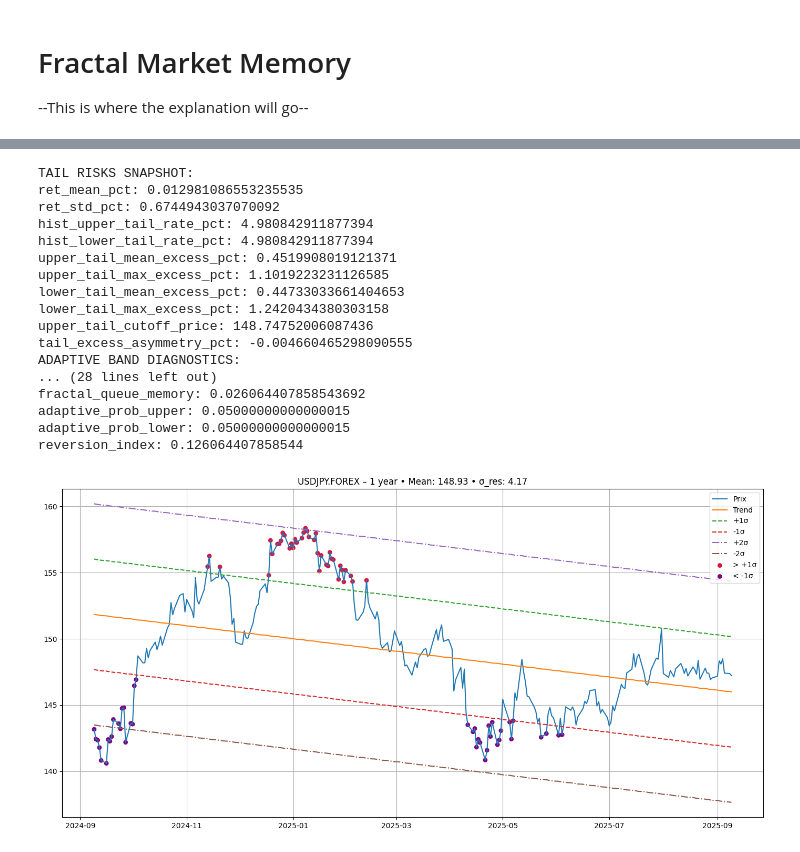
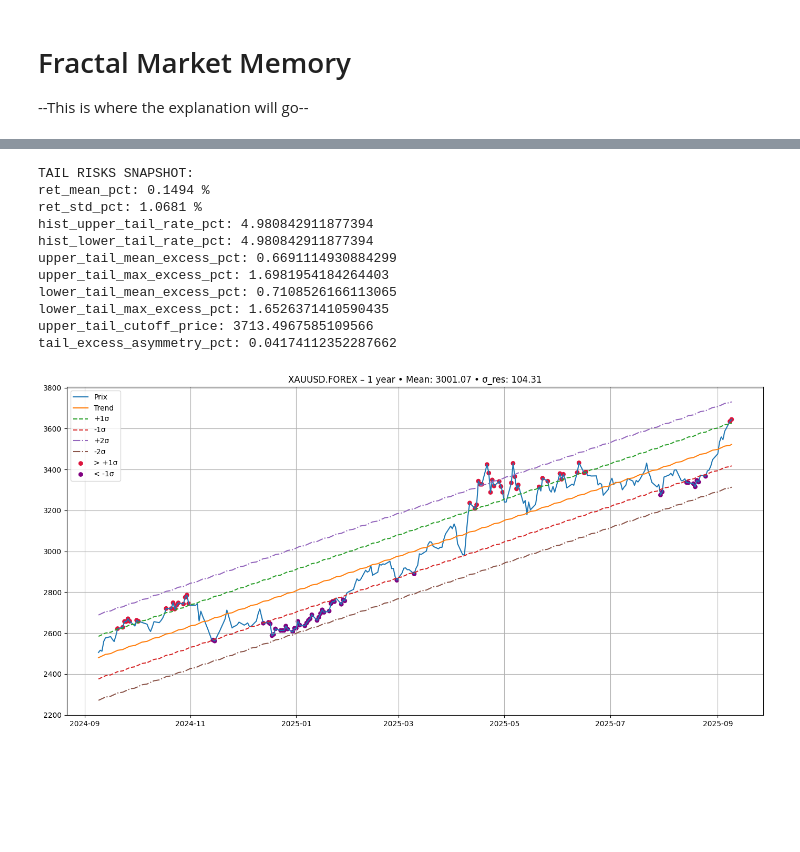
Before and after one commit to JoelOkuseinde/fractal_market_memory, a Jupyter notebook: ACTIVE/V2/V2_fractal.ipynb, the cells around one changed output, grey strips where cells are left out. Saved outputs shown, nothing was run; the diff lists cells and outputs as text; code cells hidden in the pictures; blank space fills up the shorter version.

```diff
--- a/ACTIVE/V2/V2_fractal.ipynb
+++ b/ACTIVE/V2/V2_fractal.ipynb
@@ -232,8 +232,9 @@ class TailRiskSnapshot:
 
         """
         res = {}
-        res['ret_mean_pct'] = self.r.mean() * 100       # Mean daily return in %
-        res['ret_std_pct'] = self.r.std() * 100         # Std dev of daily returns in %
+
+        res['ret_mean_pct'] = f"{float(self.r.mean() * 100):.4f} %"       # Mean daily return in %
+        res['ret_std_pct'] = f"{float(self.r.std() * 100):.4f} %"      # Std dev of daily returns in %
         last = self.data.close.iloc[-1]
         res.update(self.quantile_tail_metrics(last))
 
@@ -706,24 +707,24 @@ def analysis(data, logger, output=True):
         for key, value in tailRisks.items():
             print(f"{key}: {value}")
 
-        print("ADAPTIVE BAND DIAGNOSTICS: ")
-        for key, value in diagnostics.items():
-            print(f"{key}: {value}")
-
-        print("SYSTEMICS: ")
-        for key, value in systemics.items():
-            print(f"{key}: {value}")
-
-        print("TAIL REVERSION: ")
-        for key, value in tra.items():
-            print(f"{key}: {value}")
+        # print("ADAPTIVE BAND DIAGNOSTICS: ")
+        # for key, value in diagnostics.items():
+        #     print(f"{key}: {value}")
+        #
+        # print("SYSTEMICS: ")
+        # for key, value in systemics.items():
+        #     print(f"{key}: {value}")
+        #
+        # print("TAIL REVERSION: ")
+        # for key, value in tra.items():
+        #     print(f"{key}: {value}")
 
     return diagnostics
 # %%
 # OUTPUT
 
 api_token = API_TOKEN
-ticker = "USDJPY.FOREX"
+ticker = "XAUUSD.FOREX"
 end_date = pd.to_datetime('today').strftime('%Y-%m-%d')
 start_1y = (pd.to_datetime(end_date) - pd.DateOffset(years=1)).strftime('%Y-%m-%d')
 logger = Logger.setup()
@@ -757,18 +758,12 @@ plot_with_quantification(data, f'{ticker} – 1 year')
 TAIL RISKS SNAPSHOT:
-ret_mean_pct: 0.012981086553235535
-ret_std_pct: 0.6744943037070092
+ret_mean_pct: 0.1494 %
+ret_std_pct: 1.0681 %
 hist_upper_tail_rate_pct: 4.980842911877394
 hist_lower_tail_rate_pct: 4.980842911877394
-upper_tail_mean_excess_pct: 0.4519908019121371
-upper_tail_max_excess_pct: 1.1019223231126585
-lower_tail_mean_excess_pct: 0.44733033661404653
-lower_tail_max_excess_pct: 1.2420434380303158
-upper_tail_cutoff_price: 148.74752006087436
-tail_excess_asymmetry_pct: -0.004660465298090555
-ADAPTIVE BAND DIAGNOSTICS:
-... (28 lines left out)
-fractal_queue_memory: 0.026064407858543692
-adaptive_prob_upper: 0.05000000000000015
-adaptive_prob_lower: 0.05000000000000015
-reversion_index: 0.126064407858544
+upper_tail_mean_excess_pct: 0.6691114930884299
+upper_tail_max_excess_pct: 1.6981954184264403
+lower_tail_mean_excess_pct: 0.7108526166113065
+lower_tail_max_excess_pct: 1.6526371410590435
+upper_tail_cutoff_price: 3713.4967585109566
+tail_excess_asymmetry_pct: 0.04174112352287662
-[figure, old version]
+[figure, new version]
```
Also changed, not shown: parts of 1 cell of this notebook.
